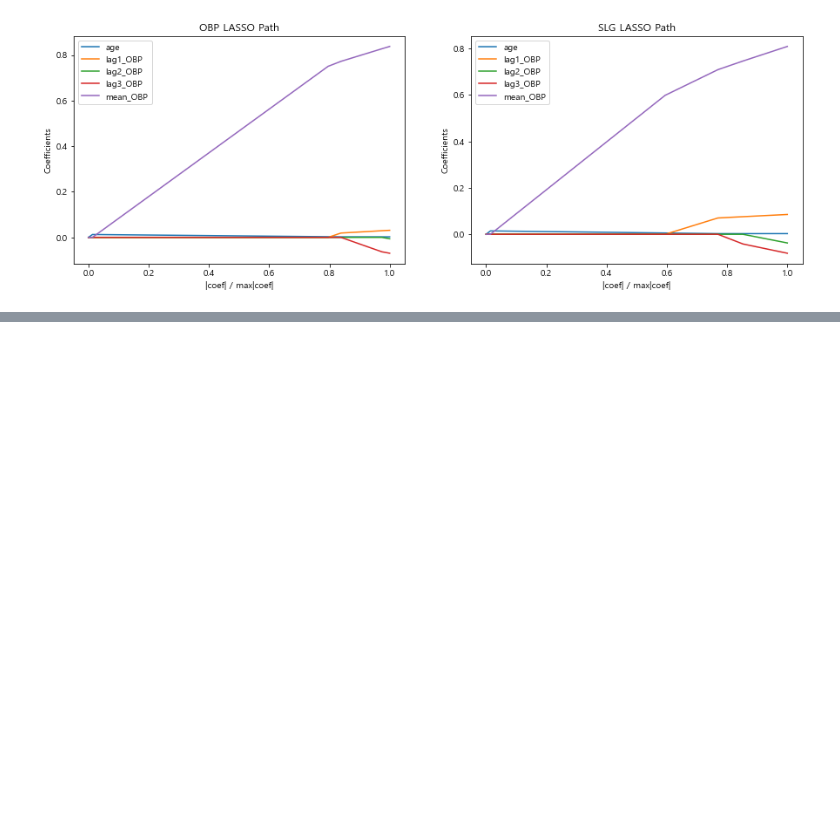
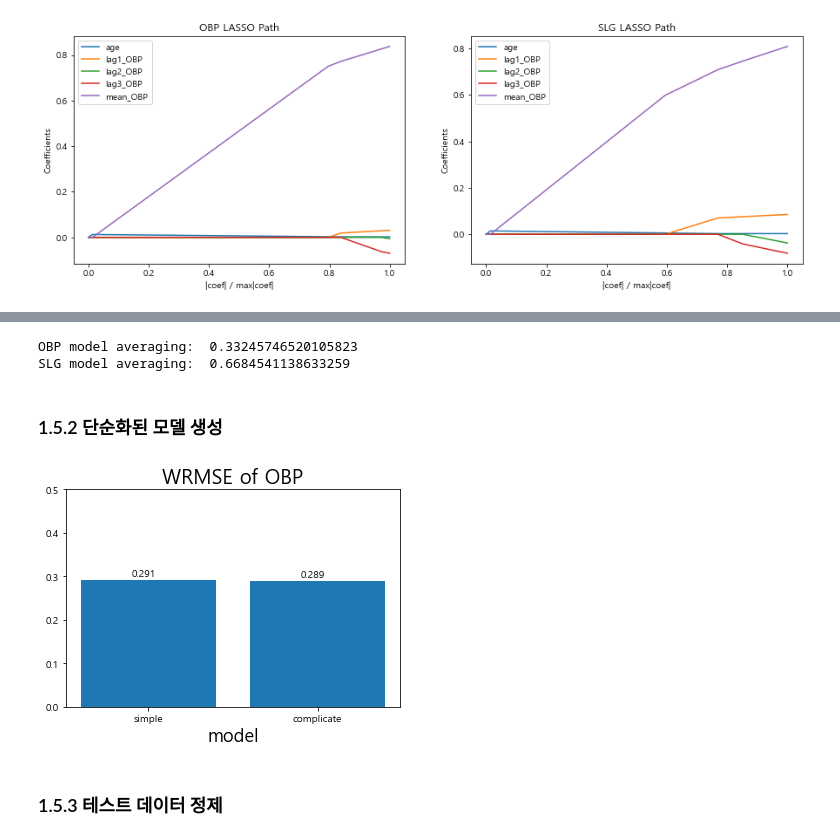
Before and after one commit to msio900/dacon_1st_solution, a Jupyter notebook: Chap01.ipynb, the cells around one changed output, grey strips where cells are left out. Saved outputs shown, nothing was run; the diff lists cells and outputs as text; code cells hidden in the pictures; blank space fills up the shorter version.

```diff
--- a/Chap01.ipynb
+++ b/Chap01.ipynb
@@ -1283,0 +1288,10 @@ plt.show()
+# %%
+print('OBP model averaging: ',
+      wrmse(OBP_test['OBP'], OBP_test['AB'], (Lasso_OBP + RF_OBP) / 2))
+print('SLG model averaging: ',
+      wrmse(SLG_test['SLG'], OBP_test['AB'], (Lasso_SLG + RF_SLG) / 2))
+# %% [output]
+OBP model averaging:  0.33245746520105823
+SLG model averaging:  0.6684541138633259
+# %% [markdown]
+### 1.5.2 단순화된 모델 생성
@@ -1283,0 +1357,39 @@ plt.show()
+# %%
+# 학습시킬 데이터 30타수 이상만 학습
+sum_hf_yr_OBP= sum_hf_yr_OBP.loc[sum_hf_yr_OBP['AB']>=30]
+
+# 2018년 test로 나누고 나머지는 학습
+OBP_train = sum_hf_yr_OBP.loc[sum_hf_yr_OBP['year'] != 2018]
+OBP_test = sum_hf_yr_OBP.loc[sum_hf_yr_OBP['year'] == 2018]
+
+# grid search를 이용해 학습한다.
+OBP_RF_models_1 = {
+    'RF': GridSearchCV(
+        RandomForestRegressor(random_state=42), param_grid=RF_params, n_jobs=-1
+        ).fit(OBP_train.loc[:,feature_list_1], OBP_train['OBP']).best_estimator_}
+
+OBP_RF_models_2 = {
+    'RF': GridSearchCV(
+        RandomForestRegressor(random_state=42), param_grid=RF_params, n_jobs=-1
+        ).fit(OBP_train.loc[:,feature_list_2], OBP_train['OBP']).best_estimator_}
+# %%
+# 예측
+RF_OBP_1 = OBP_RF_models_1['RF'].predict(OBP_test.loc[:,feature_list_1])
+RF_OBP_2 = OBP_RF_models_2['RF'].predict(OBP_test.loc[:,feature_list_2])
+
+# wrmse 계산
+wrmse_score = [wrmse(OBP_test['OBP'],OBP_test['AB'],RF_OBP_1) ,
+               wrmse(OBP_test['OBP'],OBP_test['AB'],RF_OBP_2)]
+x_lab = ['simple', 'complicate']
+
+plt.bar(x_lab, wrmse_score)
+plt.title('WRMSE of OBP', fontsize=20)
+plt.xlabel('model', fontsize=18)
+plt.ylabel('', fontsize=18)
+plt.ylim(0,0.5)
+# 막대그래프 위에 값을 표시해준다.
+for i, v in enumerate(wrmse_score):
+    plt.text(i-0.1, v + 0.01, str(np.round(v,3))) # x 좌표, y좌표, 텍스트 표시
+plt.show()
+# %% [output]
+[figure, added]
@@ -1283,0 +1399,2 @@ plt.show()
+# %% [markdown]
+### 1.5.3 테스트 데이터 정제
```
Also changed, not shown: parts of 32 cells of this notebook, 3 other files.
